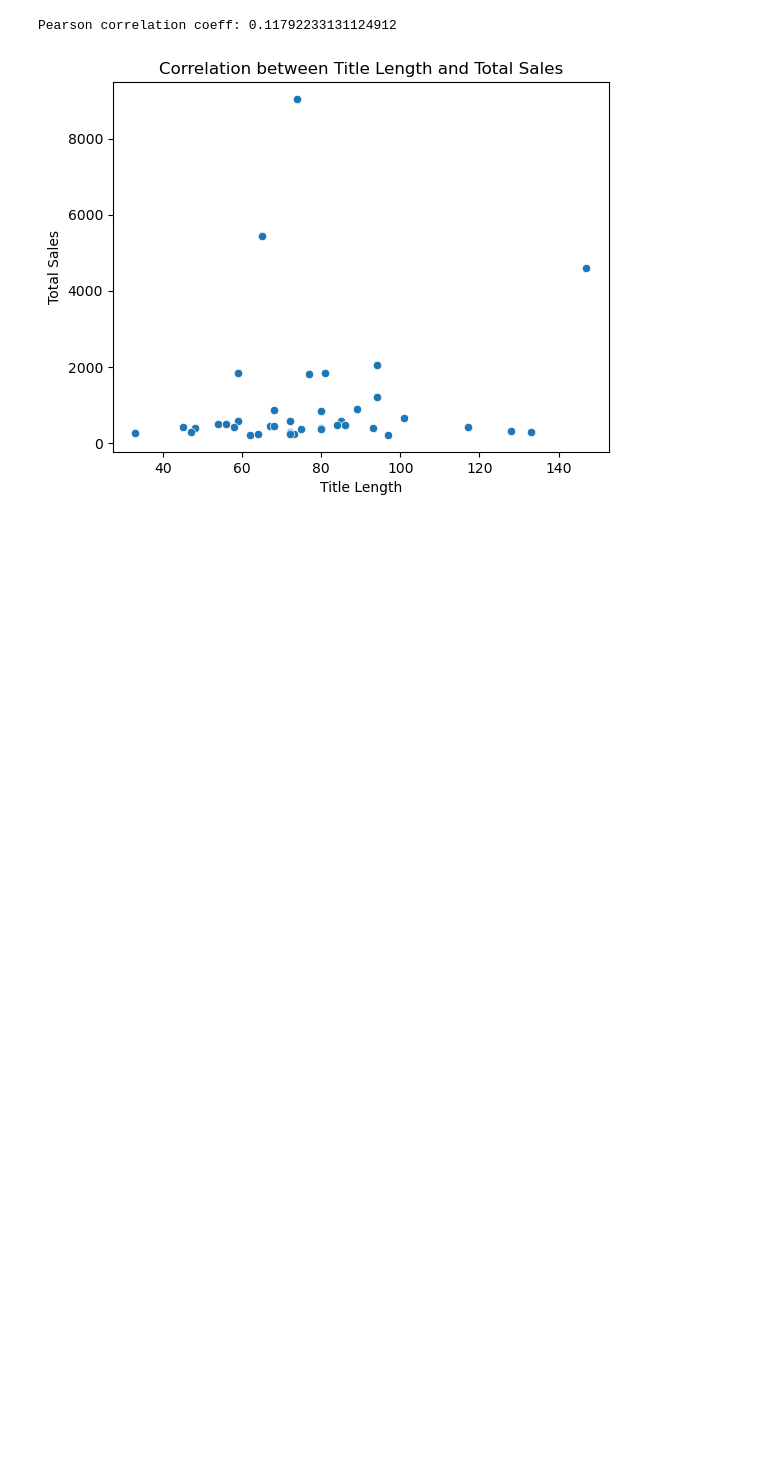
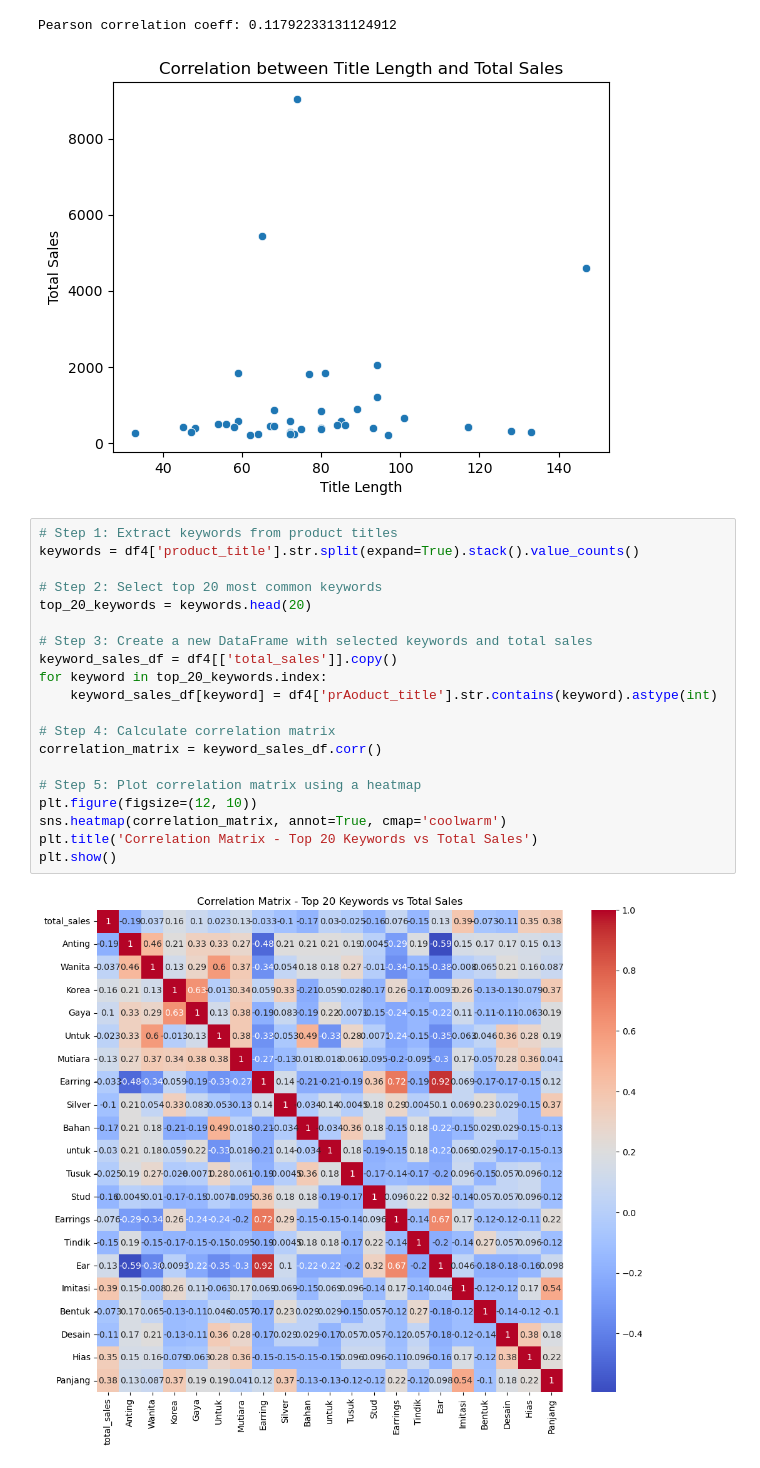
Before and after one commit to florentianayuwono/product-title-optimization, a Jupyter notebook: earrings_analysis.ipynb, the cells around one changed output. Cells and saved outputs as stored; diff of their text form; blank space fills up the shorter version.

Commit message:
Plot correlation

```diff
--- a/earrings_analysis.ipynb
+++ b/earrings_analysis.ipynb
@@ -219,3 +219,25 @@ plt.show()
 # %% [output]
 Pearson correlation coeff: 0.11792233131124912
 [figure]
+# %%
+# Step 1: Extract keywords from product titles
+keywords = df4['product_title'].str.split(expand=True).stack().value_counts()
+
+# Step 2: Select top 20 most common keywords
+top_20_keywords = keywords.head(20)
+
+# Step 3: Create a new DataFrame with selected keywords and total sales
+keyword_sales_df = df4[['total_sales']].copy()
+for keyword in top_20_keywords.index:
+    keyword_sales_df[keyword] = df4['prAoduct_title'].str.contains(keyword).astype(int)
+
+# Step 4: Calculate correlation matrix
+correlation_matrix = keyword_sales_df.corr()
+
+# Step 5: Plot correlation matrix using a heatmap
+plt.figure(figsize=(12, 10))
+sns.heatmap(correlation_matrix, annot=True, cmap='coolwarm')
+plt.title('Correlation Matrix - Top 20 Keywords vs Total Sales')
+plt.show()
+# %% [output]
+[figure, added]
```
